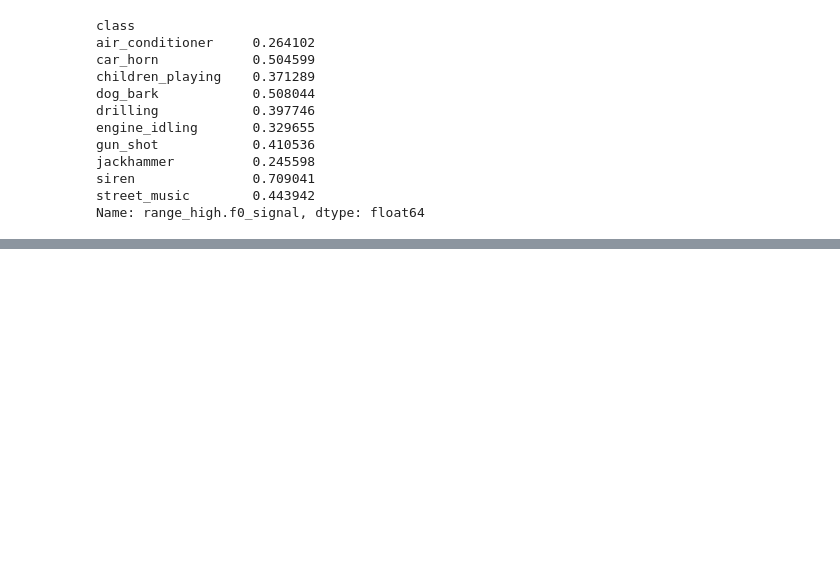
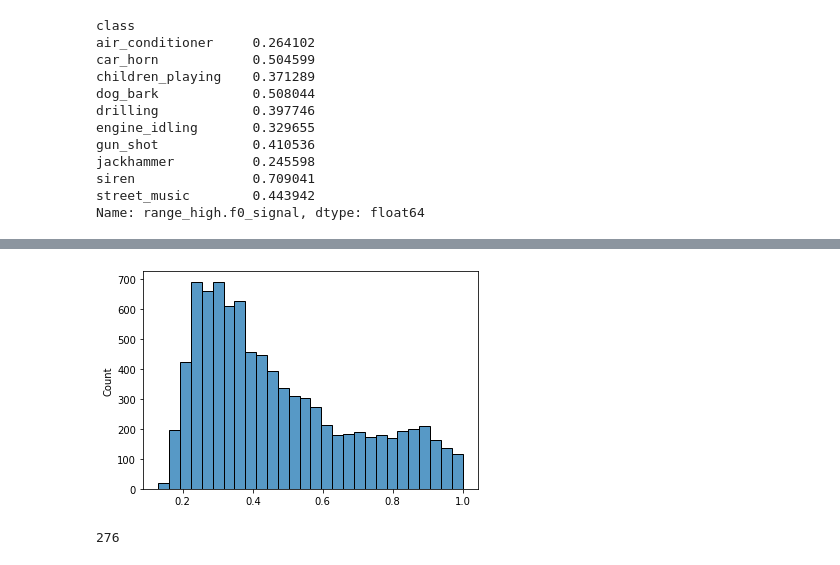
Before and after one commit to mrhheffernan/erdio-dev, a Jupyter notebook: engineered_features_exploration.ipynb, the cells around one changed output, grey strips where cells are left out. Cells and saved outputs as stored; diff of their text form; code cells hidden in the pictures; blank space fills up the shorter version.

```diff
--- a/engineered_features_exploration.ipynb
+++ b/engineered_features_exploration.ipynb
@@ -198,0 +370,7 @@ Name: range_high.f0_signal, dtype: float64
+# %%
+seaborn.histplot(total_y_pred_prob)
+plt.show()
+np.sum(total_y_pred_prob<.2)
+# %% [output]
+[figure, added]
+276
```
Also changed, not shown: parts of 18 cells of this notebook.
